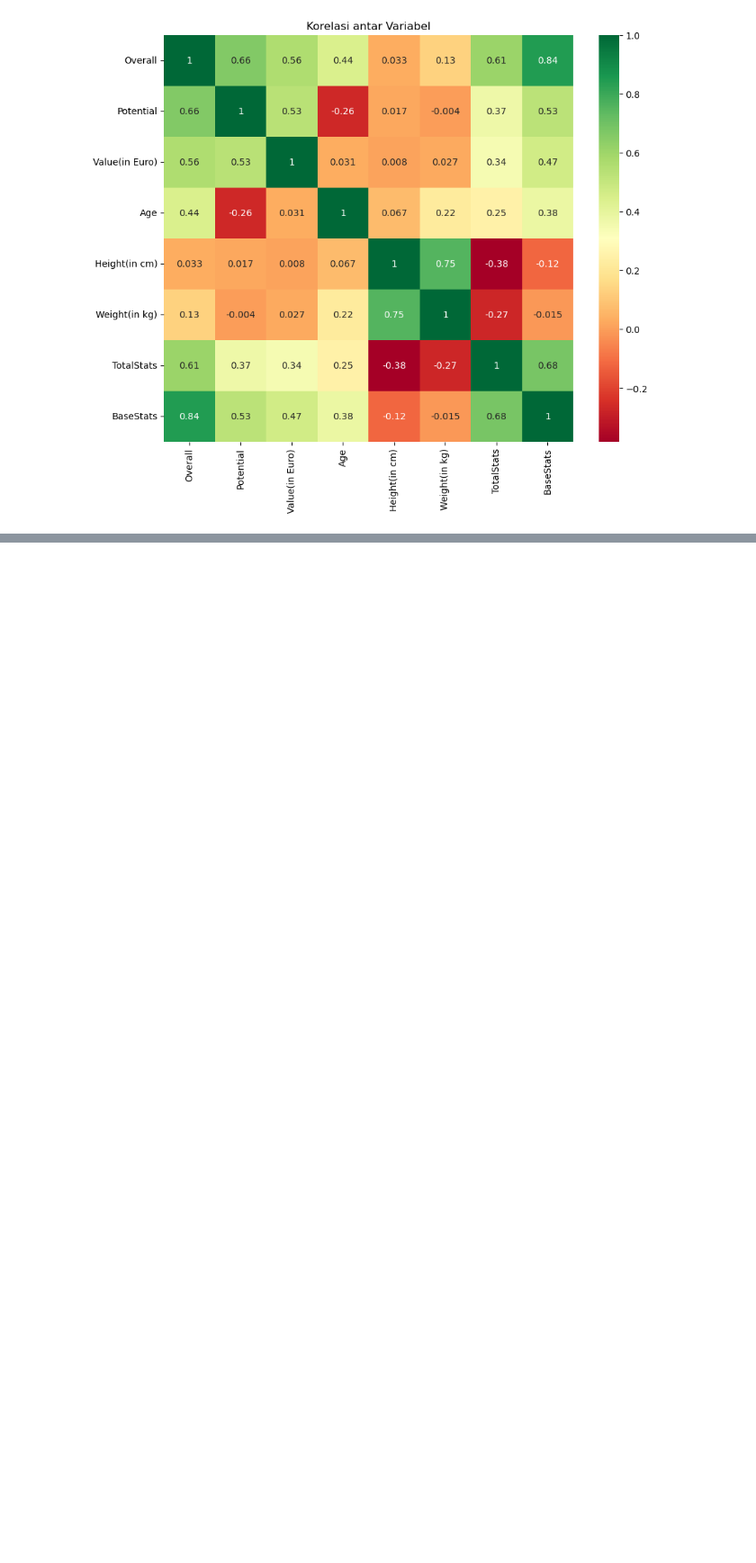
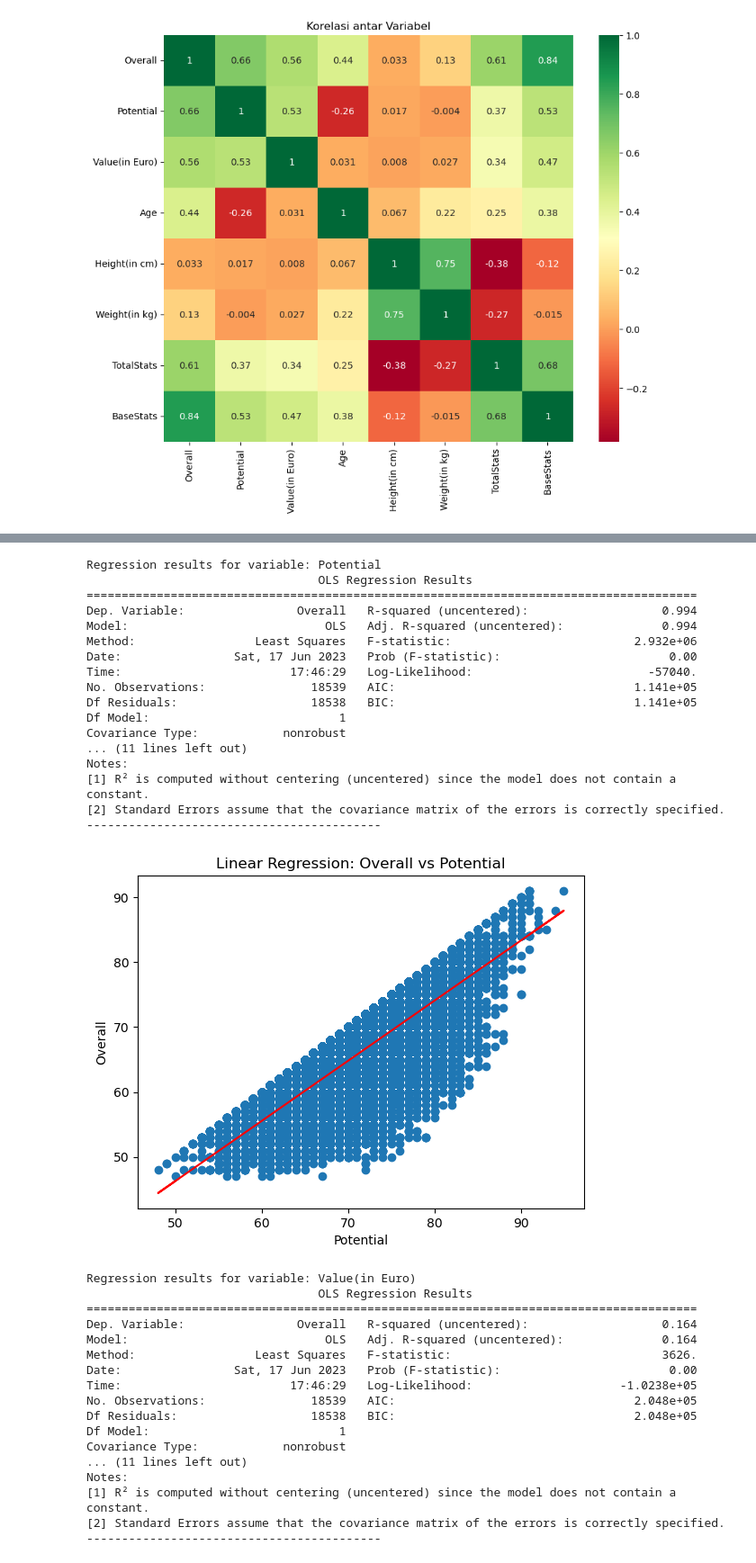
Before and after one commit to JaxToon/Data-Analysis_Tubes, a Jupyter notebook: DataAnalisis.ipynb, the cells around one changed output, grey strips where cells are left out. Shown at 90% size. Saved outputs shown, nothing was run; the diff lists cells and outputs as text; code cells hidden in the pictures; blank space fills up the shorter version.

```diff
--- a/DataAnalisis.ipynb
+++ b/DataAnalisis.ipynb
@@ -87,7 +87,7 @@ plt.show()
 [figure]
 # %%
 # Menentukan variabel dependen
-dependent_variable = 'Value(in Euro)'
+dependent_variable = 'Overall'
 
 # Melakukan regresi linear bertahap untuk setiap variabel
 for feature in features:
@@ -123,3 +123,65 @@ Notes:
 [1] R² is computed without centering (uncentered) since the model does not contain a constant.
 [2] Standard Errors assume that the covariance matrix of the errors is correctly specified.
 ------------------------------------------
+# %%
+# Melakukan regresi linear bertahap untuk setiap variabel
+for feature in features:
+    if feature != dependent_variable:
+        # Menambahkan kolom konstanta untuk regresi
+        data['Constant'] = 1
+
+        # Inisialisasi model regresi linear bertahap
+        model = sm.OLS(data[dependent_variable], data[feature])
+
+        # Melakukan regresi linear bertahap
+        results = model.fit()
+
+        # Menampilkan hasil summary model regresi
+        print("Regression results for variable:", feature)
+        print(results.summary())
+        print("------------------------------------------")
+
+        # Plot regresi linear
+        plt.figure()
+        plt.scatter(data[feature], data[dependent_variable])
+        plt.plot(data[feature], results.predict(), color='red')
+        plt.xlabel(feature)
+        plt.ylabel(dependent_variable)
+        plt.title(f"Linear Regression: {dependent_variable} vs {feature}")
+        plt.show()
+# %% [output]
+Regression results for variable: Potential
+                                 OLS Regression Results
+=======================================================================================
+Dep. Variable:                Overall   R-squared (uncentered):                   0.994
+Model:                            OLS   Adj. R-squared (uncentered):              0.994
+Method:                 Least Squares   F-statistic:                          2.932e+06
+Date:                Sat, 17 Jun 2023   Prob (F-statistic):                        0.00
+Time:                        17:46:29   Log-Likelihood:                         -57040.
+No. Observations:               18539   AIC:                                  1.141e+05
+Df Residuals:                   18538   BIC:                                  1.141e+05
+Df Model:                           1
+Covariance Type:            nonrobust
+... (11 lines left out)
+Notes:
+[1] R² is computed without centering (uncentered) since the model does not contain a constant.
+[2] Standard Errors assume that the covariance matrix of the errors is correctly specified.
+------------------------------------------
+[figure, added]
+Regression results for variable: Value(in Euro)
+                                 OLS Regression Results
+=======================================================================================
+Dep. Variable:                Overall   R-squared (uncentered):                   0.164
+Model:                            OLS   Adj. R-squared (uncentered):              0.164
+Method:                 Least Squares   F-statistic:                              3626.
+Date:                Sat, 17 Jun 2023   Prob (F-statistic):                        0.00
+Time:                        17:46:29   Log-Likelihood:                     -1.0238e+05
+No. Observations:               18539   AIC:                                  2.048e+05
+Df Residuals:                   18538   BIC:                                  2.048e+05
+Df Model:                           1
+Covariance Type:            nonrobust
+... (11 lines left out)
+Notes:
+[1] R² is computed without centering (uncentered) since the model does not contain a constant.
+[2] Standard Errors assume that the covariance matrix of the errors is correctly specified.
+------------------------------------------
```
Also changed, not shown: parts of 2 cells of this notebook.
